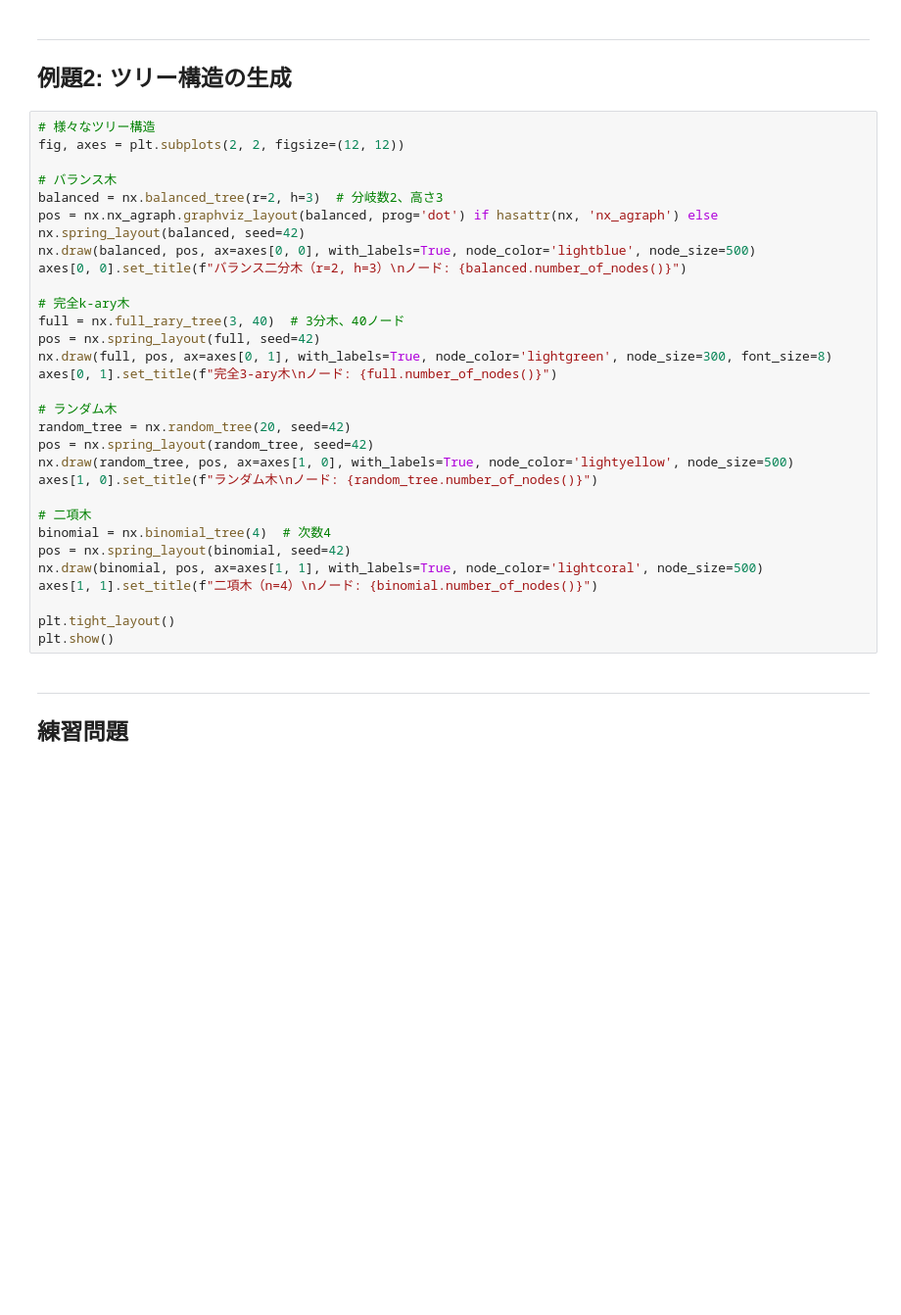
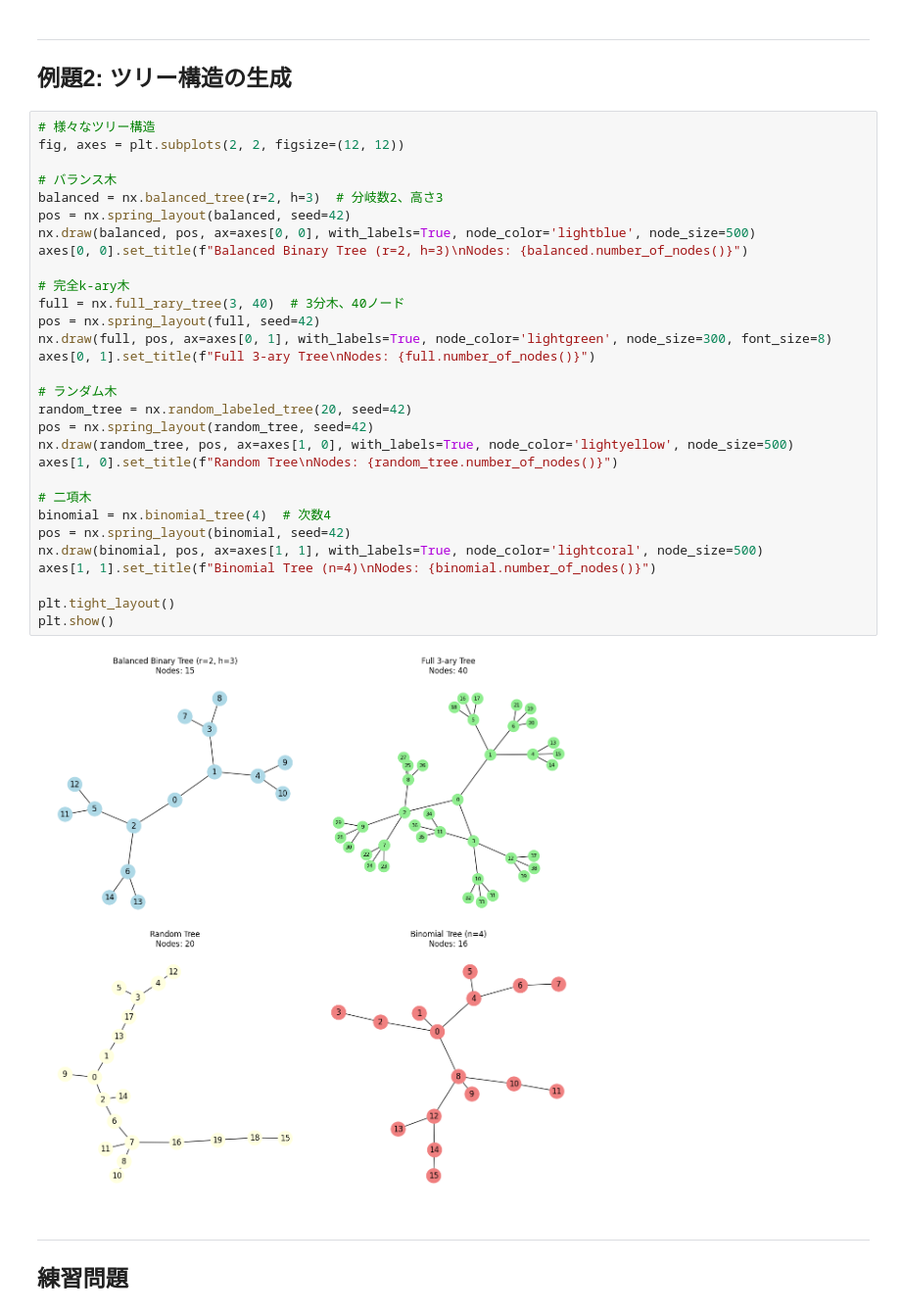
Before and after one commit to kkawailab/networkx-tutorials, a Jupyter notebook: 05_graph_generators.ipynb, the cells around one changed output. Shown at 98% size. Saved outputs shown, nothing was run; the diff lists cells and outputs as text; blank space fills up the shorter version.

```diff
--- a/05_graph_generators.ipynb
+++ b/05_graph_generators.ipynb
@@ -297,33 +341,35 @@ plt.show()
 # %%
 # 様々なツリー構造
 fig, axes = plt.subplots(2, 2, figsize=(12, 12))
 
 # バランス木
 balanced = nx.balanced_tree(r=2, h=3)  # 分岐数2、高さ3
-pos = nx.nx_agraph.graphviz_layout(balanced, prog='dot') if hasattr(nx, 'nx_agraph') else nx.spring_layout(balanced, seed=42)
+pos = nx.spring_layout(balanced, seed=42)
 nx.draw(balanced, pos, ax=axes[0, 0], with_labels=True, node_color='lightblue', node_size=500)
-axes[0, 0].set_title(f"バランス二分木（r=2, h=3）\nノード: {balanced.number_of_nodes()}")
+axes[0, 0].set_title(f"Balanced Binary Tree (r=2, h=3)\nNodes: {balanced.number_of_nodes()}")
 
 # 完全k-ary木
 full = nx.full_rary_tree(3, 40)  # 3分木、40ノード
 pos = nx.spring_layout(full, seed=42)
 nx.draw(full, pos, ax=axes[0, 1], with_labels=True, node_color='lightgreen', node_size=300, font_size=8)
-axes[0, 1].set_title(f"完全3-ary木\nノード: {full.number_of_nodes()}")
+axes[0, 1].set_title(f"Full 3-ary Tree\nNodes: {full.number_of_nodes()}")
 
 # ランダム木
-random_tree = nx.random_tree(20, seed=42)
+random_tree = nx.random_labeled_tree(20, seed=42)
 pos = nx.spring_layout(random_tree, seed=42)
 nx.draw(random_tree, pos, ax=axes[1, 0], with_labels=True, node_color='lightyellow', node_size=500)
-axes[1, 0].set_title(f"ランダム木\nノード: {random_tree.number_of_nodes()}")
+axes[1, 0].set_title(f"Random Tree\nNodes: {random_tree.number_of_nodes()}")
 
 # 二項木
 binomial = nx.binomial_tree(4)  # 次数4
 pos = nx.spring_layout(binomial, seed=42)
 nx.draw(binomial, pos, ax=axes[1, 1], with_labels=True, node_color='lightcoral', node_size=500)
-axes[1, 1].set_title(f"二項木（n=4）\nノード: {binomial.number_of_nodes()}")
+axes[1, 1].set_title(f"Binomial Tree (n=4)\nNodes: {binomial.number_of_nodes()}")
 
 plt.tight_layout()
 plt.show()
+# %% [output]
+[figure, added]
 # %% [markdown]
 ---
 ## 練習問題
```
Also changed, not shown: parts of 16 cells of this notebook, 12 other files.
